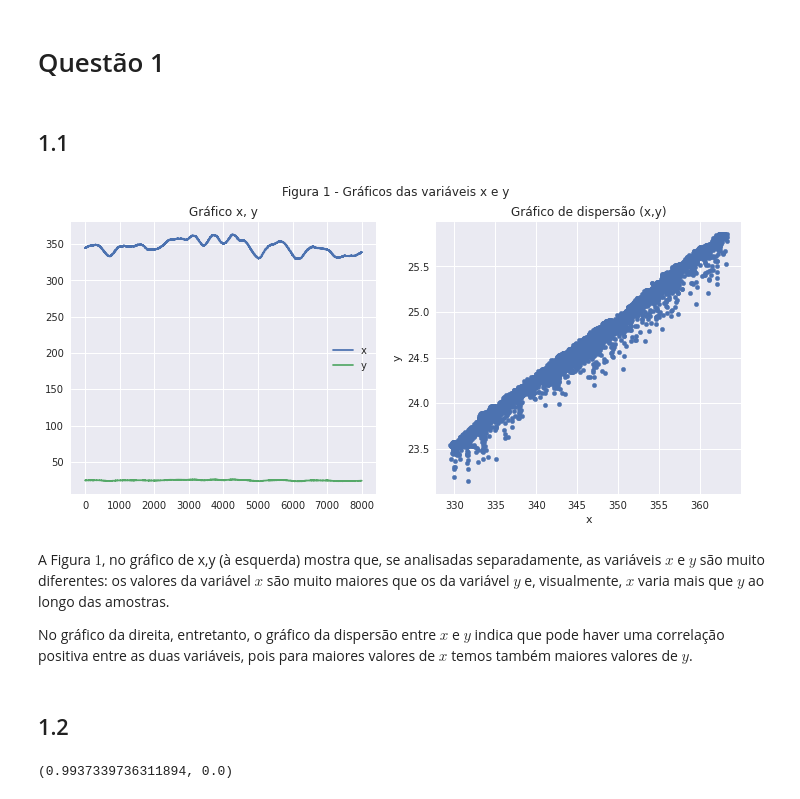
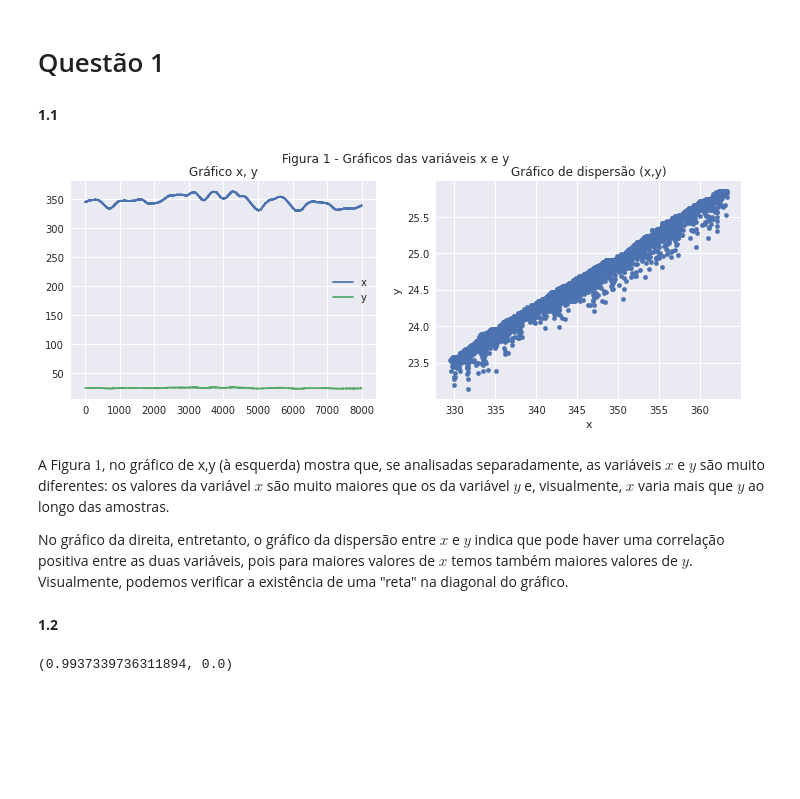
Before and after one commit to ifribeiro/TEI-EstApl, a Jupyter notebook: EPC9.ipynb, the cells around one changed output. Drawn from its saved outputs; the diff is of its cells as text; code cells hidden in the pictures; blank space fills up the shorter version.

```diff
--- a/EPC9.ipynb
+++ b/EPC9.ipynb
@@ -28,22 +28,22 @@ Z.head()
 # %% [markdown]
 # Questão 1
 # %% [markdown]
-## 1.1
+**1.1**
 # %%
-fig, ax = plt.subplots(figsize=(12,5), ncols=2)
+fig, ax = plt.subplots(figsize=(12,4), ncols=2)
 Z[['x','y']].plot(ax=ax[0])
 Z.plot(kind='scatter',x='x',y='y', ax=ax[1])
 ax[0].set_title("Gráfico x, y")
 ax[1].set_title("Gráfico de dispersão (x,y)")
 plt.suptitle("Figura 1 - Gráficos das variáveis x e y");
 # %% [output]
-[figure, old version]
+[figure, new version]
 # %% [markdown]
 A Figura $1$, no gráfico de x,y (à esquerda) mostra que, se analisadas separadamente, as variáveis $x$ e $y$ são muito diferentes: os valores da variável $x$ são muito maiores que os da variável $y$ e, visualmente, $x$ varia mais que $y$ ao longo das amostras.
 
-No gráfico da direita, entretanto, o gráfico da dispersão entre $x$ e $y$ indica que pode haver uma correlação positiva entre as duas variáveis, pois para maiores valores de $x$ temos também maiores valores de $y$.
+No gráfico da direita, entretanto, o gráfico da dispersão entre $x$ e $y$ indica que pode haver uma correlação positiva entre as duas variáveis, pois para maiores valores de $x$ temos também maiores valores de $y$. Visualmente, podemos verificar a existência de uma "reta" na diagonal do gráfico.
 # %% [markdown]
-## 1.2
+**1.2**
 # %%
 c1,pvalue = pearsonr(Z['x'],Z['y'])
 c1, pvalue
```
Also changed, not shown: parts of 60 cells of this notebook.
